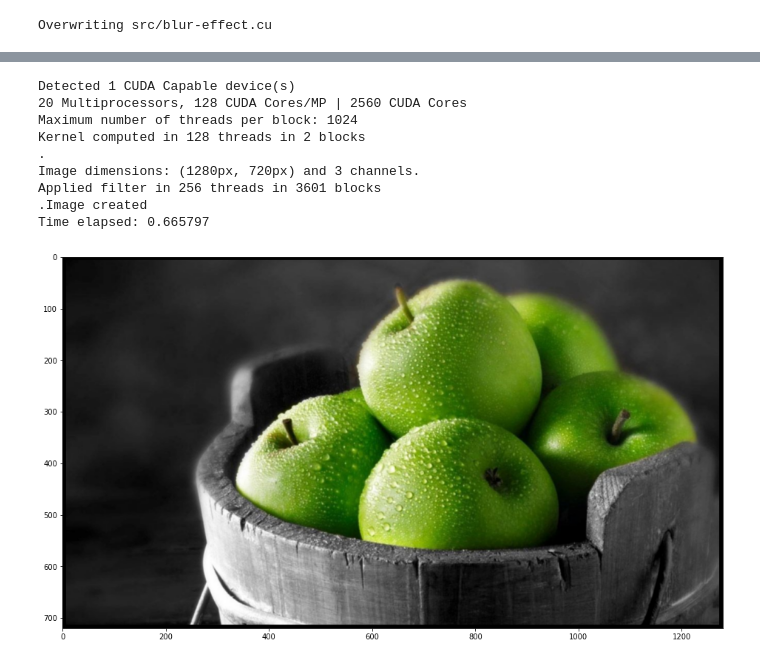
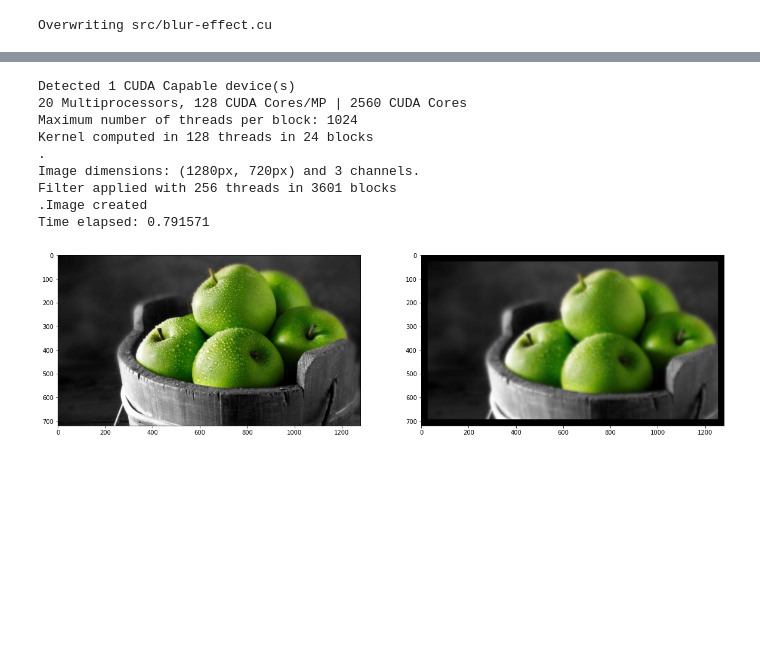
Before and after one commit to fstovarr/ParallelComputingLabs, a Jupyter notebook: BlurEffectCUDA/Blur_effect.ipynb, the cells around one changed output, grey strips where cells are left out. Cells and saved outputs as stored; diff of their text form; code cells hidden in the pictures; blank space fills up the shorter version.

```diff
--- a/BlurEffectCUDA/Blur_effect.ipynb
+++ b/BlurEffectCUDA/Blur_effect.ipynb
@@ -456,14 +462,11 @@ int main(int argc, char *argv[]) {
         return -1;
     }
 
-    THREADS = 4;
-    sscanf(argv[4], "%d", &THREADS);
+    sigma = SIGMA;
+    if(argv[4] != 0) sscanf(argv[4], "%lf", &sigma);
 
-    sigma = SIGMA;
-    if(argv[5] != 0) sscanf(argv[5], "%lf", &sigma);
-
-    if(argv[6] != NULL) {
-        sscanf(argv[6], "%d", &verbose);
+    if(argv[5] != NULL) {
+        sscanf(argv[5], "%d", &verbose);
         if(verbose != 1)
             verbose = 0;
     }
@@ -595,35 +600,39 @@ rm -f blur-effect.o
 # %%
 #@title Blur effect
 import os
-kernel_size = 15 #@param {type:"slider", min:3, max:1001, step:2}
-sigma = 15 #@param {type:"number", min:0}
+kernel_size = 55 #@param {type:"slider", min:3, max:1001, step:2}
+sigma =  7#@param {type:"number", min:0}
 verbose = True #@param {type:"boolean"}
 input_file = "./img/test720.jpg" #@param {type:"string"}
 output_file = "./test720.png" #@param {type:"string"}
 
 os.environ["KERNEL_SIZE"] = str(kernel_size)
 os.environ["SIGMA"] = str(sigma)
 os.environ["VERBOSE"] = "1" if verbose else "0"
 os.environ["INPUT_FILE"] = input_file
 os.environ["OUTPUT_FILE"] = output_file
 
 !./bin/blur-effect $INPUT_FILE $OUTPUT_FILE $KERNEL_SIZE $SIGMA $VERBOSE
 
-fig = plt.figure(figsize=(16, 16))
+fig = plt.figure(figsize=(20, 20))
+
+pil_im = Image.open(os.environ["INPUT_FILE"], 'r')
+fig.add_subplot(1, 2, 1)
+plt.imshow(np.asarray(pil_im));
 
 pil_im = Image.open(os.environ["OUTPUT_FILE"], 'r')
-fig.add_subplot(1, 1, 1)
+fig.add_subplot(1, 2, 2)
 plt.imshow(np.asarray(pil_im));
 
 plt.show()
 # %% [output]
 Detected 1 CUDA Capable device(s)
 20 Multiprocessors, 128 CUDA Cores/MP | 2560 CUDA Cores
 Maximum number of threads per block: 1024
-Kernel computed in 128 threads in 2 blocks
+Kernel computed in 128 threads in 24 blocks
 .
 Image dimensions: (1280px, 720px) and 3 channels.
-Applied filter in 256 threads in 3601 blocks
+Filter applied with 256 threads in 3601 blocks
 .Image created
-Time elapsed: 0.665797
+Time elapsed: 0.791571
-[figure, old version]
+[figure, new version]
```
Also changed, not shown: parts of 5 cells of this notebook.
